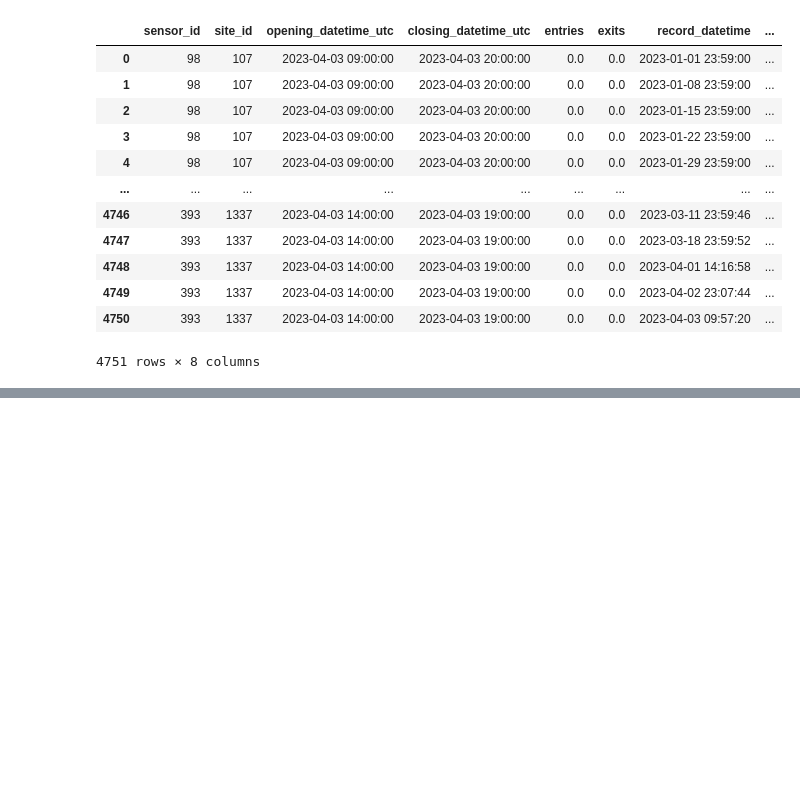
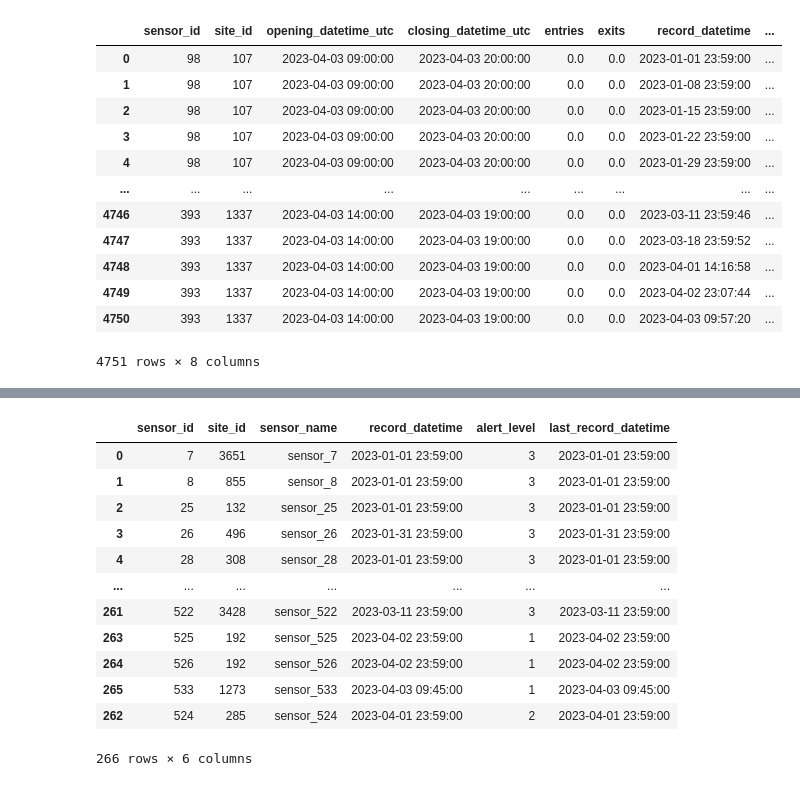
Before and after one commit to slimanitz/test-affluence, a Jupyter notebook: main.ipynb, the cells around one changed output, grey strips where cells are left out. Drawn from its saved outputs; the diff is of its cells as text; code cells hidden in the pictures; blank space fills up the shorter version.

```diff
--- a/main.ipynb
+++ b/main.ipynb
@@ -190,0 +236,8 @@ df_result
+# %%
+not_working = submit.reset_index()
+# %%
+alert3 = not_working[(not_working['record_datetime'] <= daybeforeyesterday) ]
+alert2 = not_working[(not_working['record_datetime'] > daybeforeyesterday) & (not_working['record_datetime'] <= yesterday) ]
+alert1 = not_working[(not_working['record_datetime'] > yesterday) & (not_working['record_datetime'] <= before_2_hours) ]
+
+alert3
@@ -190,0 +258,4 @@ df_result
+# %%
+alert3['alert_level'] = 3
+alert2['alert_level'] = 2
+alert1['alert_level'] = 1
@@ -190,0 +278,4 @@ df_result
+# %%
+alert3['last_record_datetime']=alert3['record_datetime']
+alert2['last_record_datetime']=alert2['record_datetime']
+alert1['last_record_datetime']=alert1['record_datetime']
@@ -190,0 +298,17 @@ df_result
+# %%
+result = pd.concat([alert3, alert1,alert2], axis=0)
+result
+# %% [output]
+|  | sensor_id | site_id | sensor_name | record_datetime | alert_level | last_record_datetime |
+| 0 | 7 | 3651 | sensor_7 | 2023-01-01 23:59:00 | 3 | 2023-01-01 23:59:00 |
+| 1 | 8 | 855 | sensor_8 | 2023-01-01 23:59:00 | 3 | 2023-01-01 23:59:00 |
+| 2 | 25 | 132 | sensor_25 | 2023-01-01 23:59:00 | 3 | 2023-01-01 23:59:00 |
+| 3 | 26 | 496 | sensor_26 | 2023-01-31 23:59:00 | 3 | 2023-01-31 23:59:00 |
+| 4 | 28 | 308 | sensor_28 | 2023-01-01 23:59:00 | 3 | 2023-01-01 23:59:00 |
+| ... | ... | ... | ... | ... | ... | ... |
+| 261 | 522 | 3428 | sensor_522 | 2023-03-11 23:59:00 | 3 | 2023-03-11 23:59:00 |
+| 263 | 525 | 192 | sensor_525 | 2023-04-02 23:59:00 | 1 | 2023-04-02 23:59:00 |
+| 264 | 526 | 192 | sensor_526 | 2023-04-02 23:59:00 | 1 | 2023-04-02 23:59:00 |
+| 265 | 533 | 1273 | sensor_533 | 2023-04-03 09:45:00 | 1 | 2023-04-03 09:45:00 |
+| 262 | 524 | 285 | sensor_524 | 2023-04-01 23:59:00 | 2 | 2023-04-01 23:59:00 |
+266 rows × 6 columns
```
Also changed, not shown: parts of 23 cells of this notebook.
